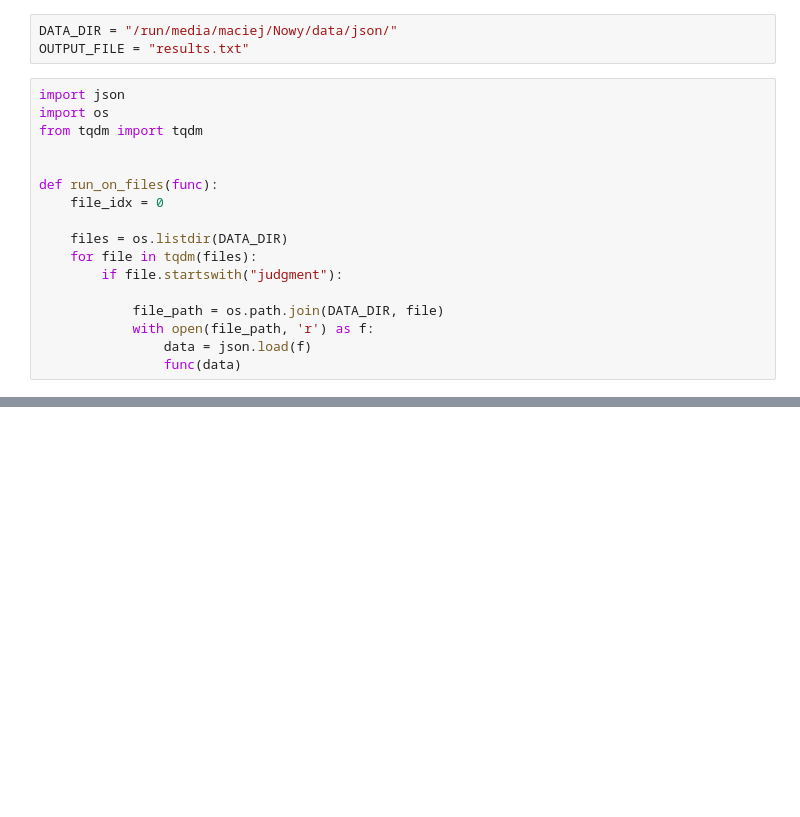
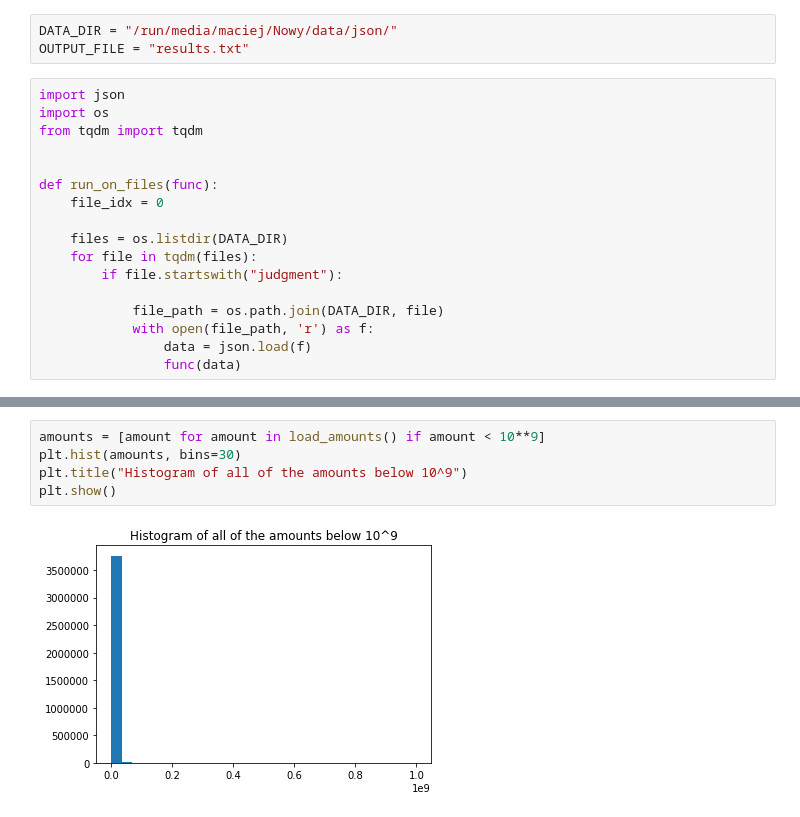
Before and after one commit to flisiewski/nlp, a Jupyter notebook: 1.ipynb, the cells around one changed output, grey strips where cells are left out. Cells and saved outputs as stored; diff of their text form; blank space fills up the shorter version.

```diff
--- a/1.ipynb
+++ b/1.ipynb
@@ -68,0 +108,7 @@ run_on_files(money_search)
+# %%
+amounts = [amount for amount in load_amounts() if amount < 10**9]
+plt.hist(amounts, bins=30)
+plt.title("Histogram of all of the amounts below 10^9")
+plt.show()
+# %% [output]
+[figure, added]
```
Also changed, not shown: parts of 11 cells of this notebook.
